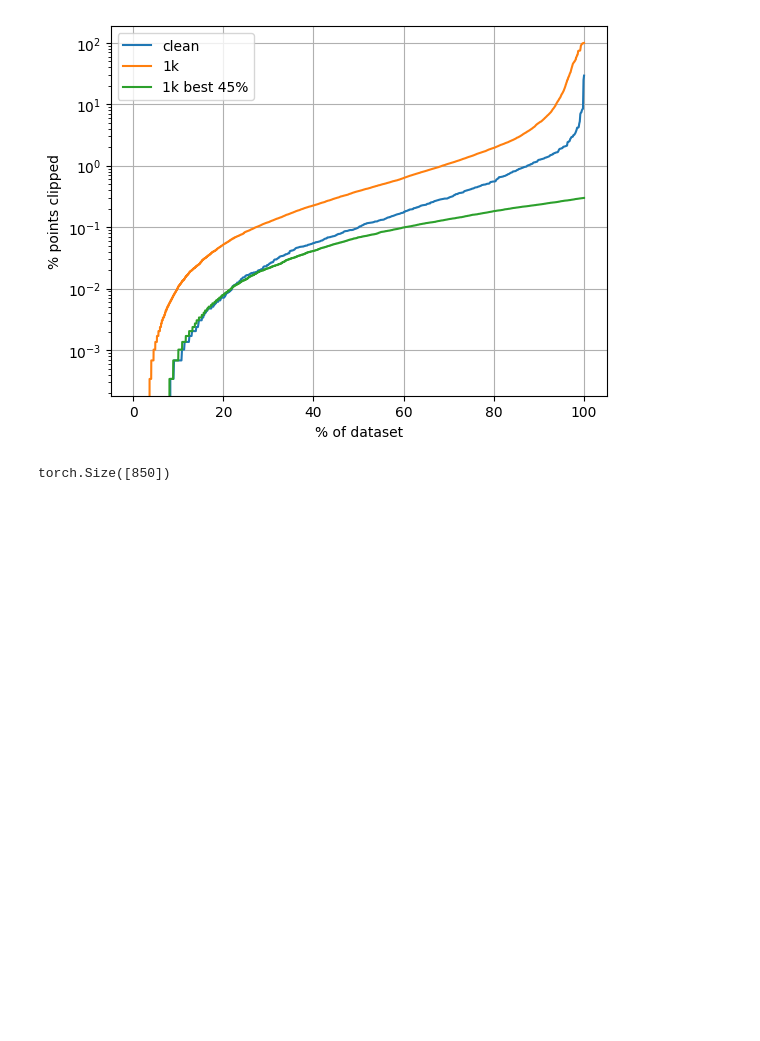
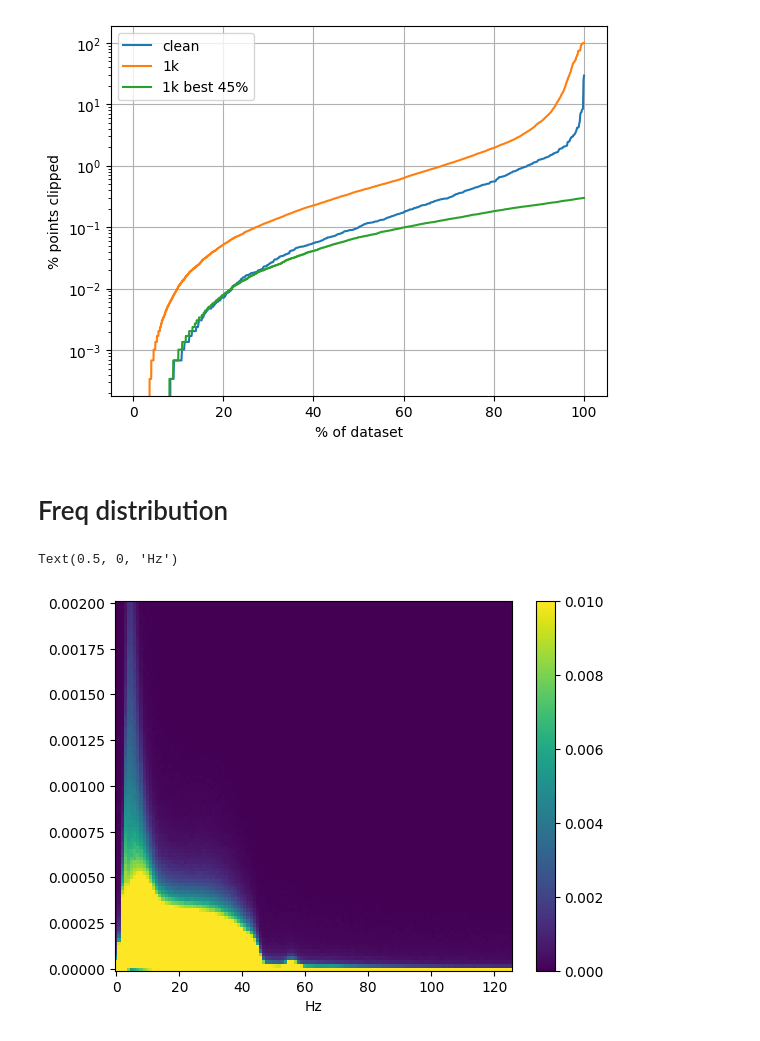
Before and after one commit to Skovorp/neural_foundation, a Jupyter notebook: src/jupyter/debug_1k.ipynb, the cells around one changed output. Cells and saved outputs as stored; diff of their text form; code cells hidden in the pictures; blank space fills up the shorter version.

```diff
--- a/src/jupyter/debug_1k.ipynb
+++ b/src/jupyter/debug_1k.ipynb
@@ -92,7 +92,41 @@ plt.ylabel('% points clipped')
 plt.grid()
 # %% [output]
 [figure]
+# %% [markdown]
+# Freq distribution
 # %%
-clean.shape
+from torch import stft
+
+def sp(x):
+    n_fft=250
+    hop_length=125
+    spec = stft(x, n_fft=n_fft, window=torch.hann_window(n_fft), hop_length=hop_length, center=False, return_complex=True)
+    spec = torch.view_as_real(spec)
+    spec = torch.sqrt((spec * spec).sum(2))
+    # spec = torch.log(spec)
+    return spec
-# %% [output]
-torch.Size([850])
+# %%
+import torch
+from tqdm import tqdm
+import matplotlib.pyplot as plt
+import numpy as np
+
+nbins = 100
+hist_2d_clean = np.zeros((126, nbins))
+
+pth = '/home/ps5359/data/full_clean/cache/'
+res = []
+total = 0
+for i in tqdm(range(850)):
+    x = torch.load(pth + f'{i}.pt')[0]
+    q = sp(x[0])
+    total += q.shape[1]
+    for i in range(126):
+        hist_2d_clean[i] += np.histogram(q[i], bins=nbins, range=(0, 2e-3))[0]
+hist_2d_clean = hist_2d_clean / total
+plt.pcolor(torch.arange(0, 126), torch.linspace(0, 2e-3, 100), hist_2d_clean.T, vmax=0.01)
+plt.colorbar()
+plt.xlabel('Hz')
+# %% [output]
+Text(0.5, 0, 'Hz')
+[figure, added]
```
Also changed, not shown: parts of 3 cells of this notebook, 2 other files.
